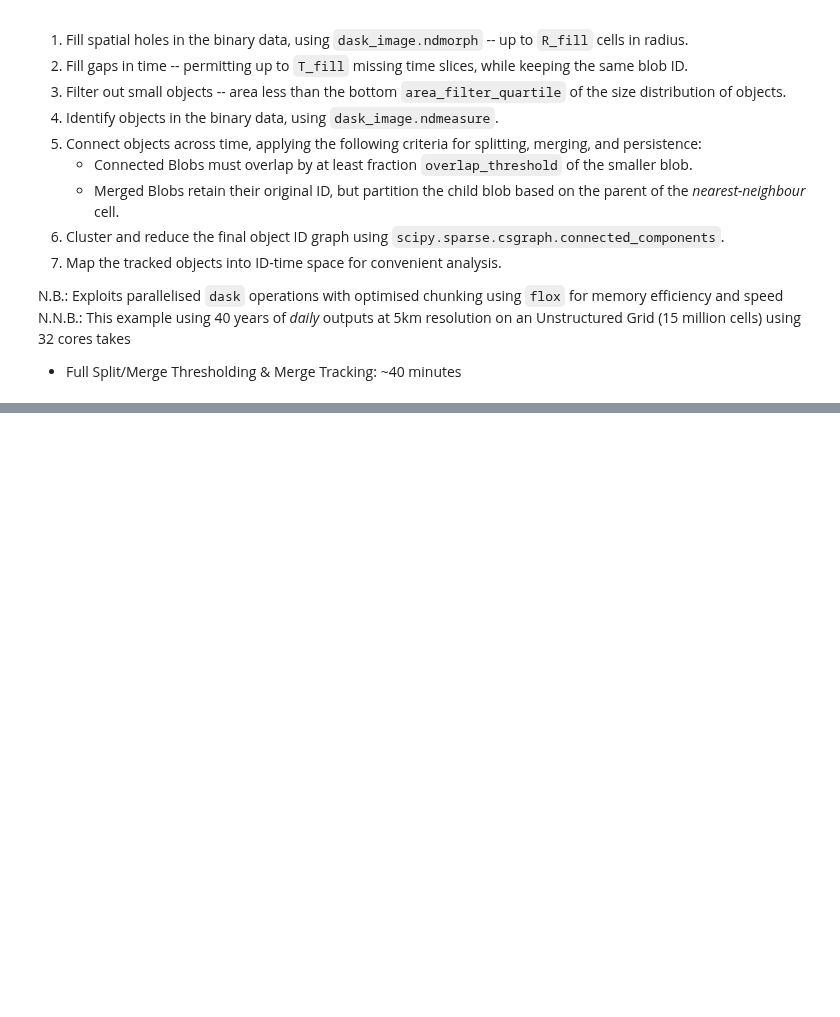
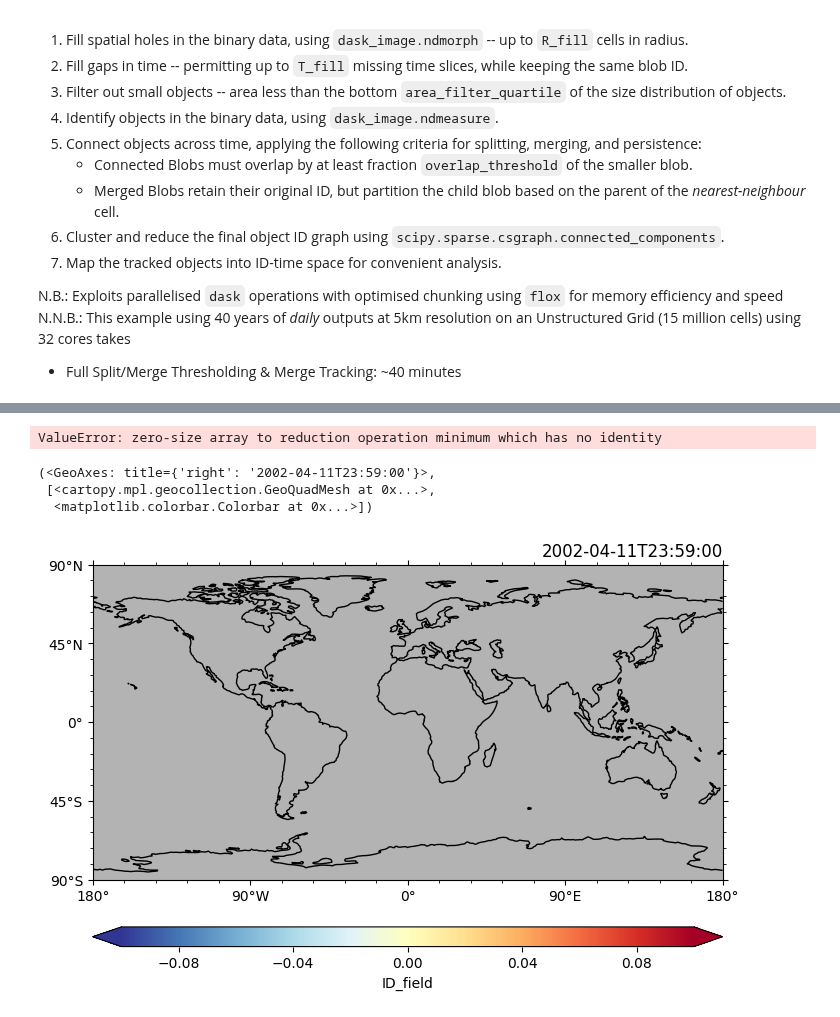
Before and after one commit to wienkers/spot_the_blOb, a Jupyter notebook: notebooks/unstructured/02_id_track_events.ipynb, the cells around one changed output, grey strips where cells are left out. Cells and saved outputs as stored; diff of their text form; code cells hidden in the pictures; blank space fills up the shorter version.

```diff
--- a/notebooks/unstructured/02_id_track_events.ipynb
+++ b/notebooks/unstructured/02_id_track_events.ipynb
@@ -82,0 +335,11 @@ data_bin_filtered = data_bin_filtered.persist()
+# %%
+props_array = blob_properties_chunk(blob_id_field.isel(time=0).values, lat_rad.values, lon_rad.values, tracker.cell_area.values)
+# %% [output]
+ValueError: zero-size array to reduction operation minimum which has no identity
+# %%
+blob_id_field.isel(time=0).pyic.plot()
+# %% [output]
+(<GeoAxes: title={'right': '2002-04-11T23:59:00'}>,
+ [<cartopy.mpl.geocollection.GeoQuadMesh at 0x...>,
+  <matplotlib.colorbar.Colorbar at 0x...>])
+[figure, added]
```
Also changed, not shown: parts of 23 cells of this notebook, 4 other files.
